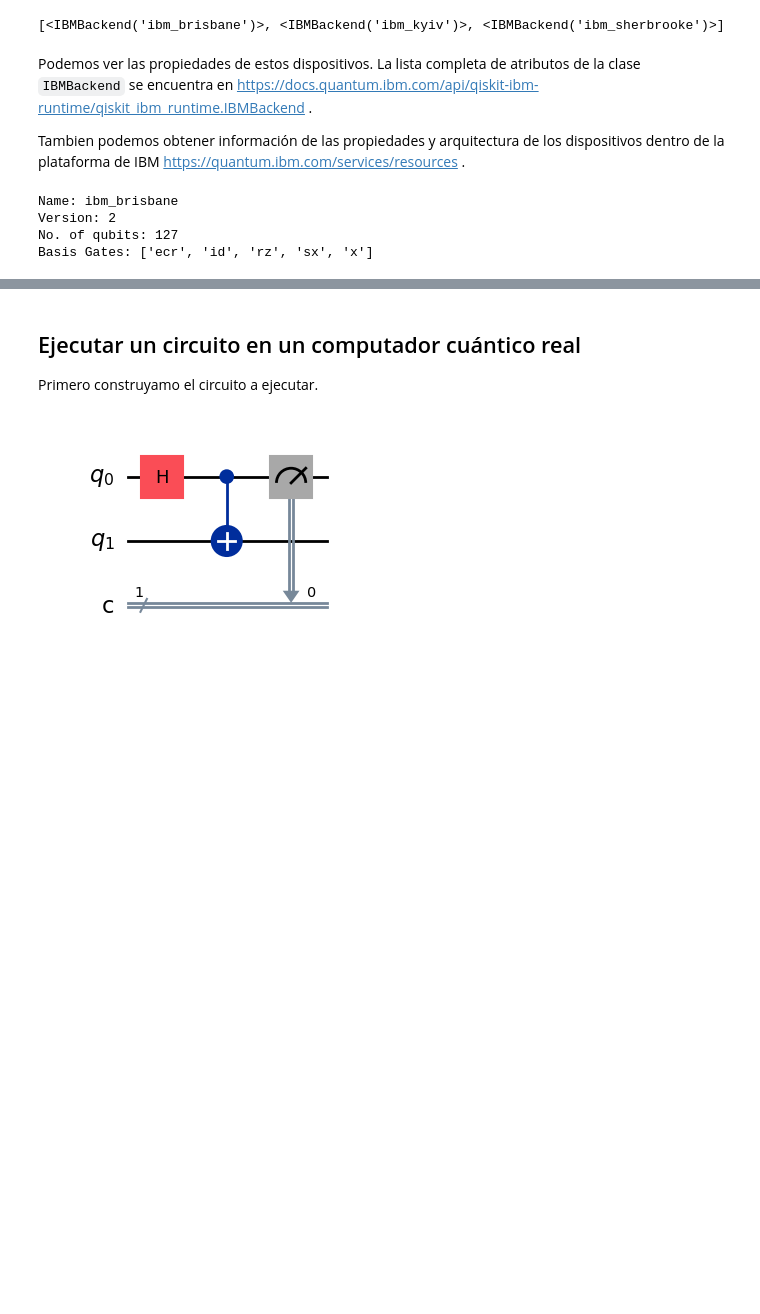
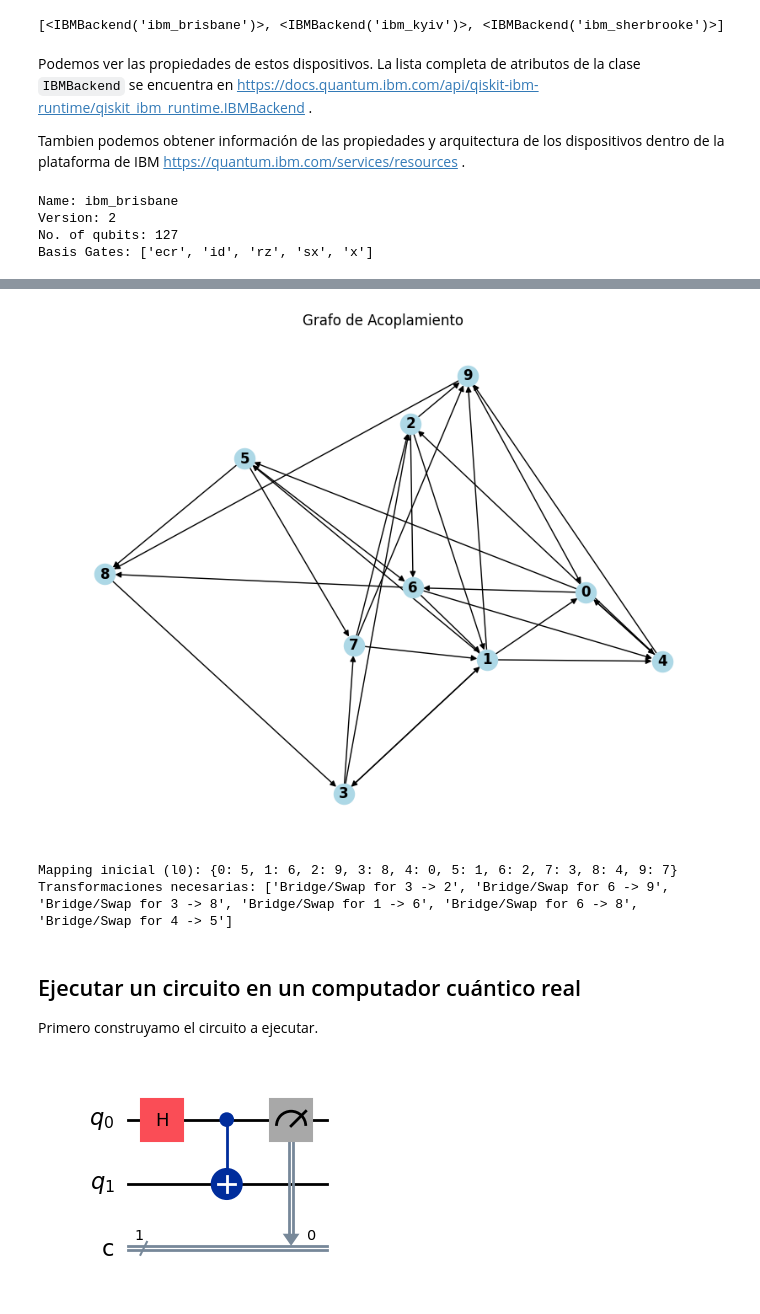
Before and after one commit to fbientrigo/phdStudy, a Jupyter notebook: talleres/01_Introduccion_a_Qiskit/Introducción_Qiskit.ipynb, the cells around one changed output, grey strips where cells are left out. Saved outputs shown, nothing was run; the diff lists cells and outputs as text; code cells hidden in the pictures; blank space fills up the shorter version.

```diff
--- a/talleres/01_Introduccion_a_Qiskit/Introducción_Qiskit.ipynb
+++ b/talleres/01_Introduccion_a_Qiskit/Introducción_Qiskit.ipynb
@@ -680,3 +726,69 @@ Basis Gates: ['ecr', 'id', 'rz', 'sx', 'x']
+# %%
+import numpy as np
+import networkx as nx
+import random
+import matplotlib.pyplot as plt
+
+# Configuración inicial
+num_qubits = 10
+p = 0.3  # Probabilidad de conexión en la matriz de acoplamiento
+np.random.seed(42)  # Reproducibilidad
+
+# Generar matriz de adyacencia aleatoria para el grafo de acoplamiento
+adj_matrix = (np.random.rand(num_qubits, num_qubits) < p).astype(int)
+np.fill_diagonal(adj_matrix, 0)  # Sin lazos
+
+# Crear el grafo de acoplamiento
+coupling_graph = nx.from_numpy_array(adj_matrix, create_using=nx.DiGraph)
+
+# Generar relaciones de control aleatorias (Ψ)
+control_pairs = [(random.randint(0, num_qubits - 1), random.randint(0, num_qubits - 1))
+                 for _ in range(15)]
+control_pairs = [pair for pair in control_pairs if pair[0] != pair[1]]  # Evitar auto-loops
+
+# Visualizar el grafo
+plt.figure(figsize=(8, 6))
+nx.draw(coupling_graph, with_labels=True, node_color="lightblue", font_weight="bold")
+plt.title("Grafo de Acoplamiento")
+plt.show()
+
+# Heurística para asignación inicial
+def initial_mapping(control_pairs, num_qubits):
+    # Conteo de ocurrencias de cada qubit en Ψ
+    qubit_usage = {q: 0 for q in range(num_qubits)}
+    for pair in control_pairs:
+        qubit_usage[pair[0]] += 1
+        qubit_usage[pair[1]] += 1
+
+    # Ordenar qubits por uso descendente
+    sorted_qubits = sorted(qubit_usage, key=qubit_usage.get, reverse=True)
+    return {logical: physical for logical, physical in enumerate(sorted_qubits)}
+
+initial_map = initial_mapping(control_pairs, num_qubits)
+print("Mapping inicial (l0):", initial_map)
+
+# Implementación de la heurística para satisfacer Ψ
+def satisfy_control_pairs(control_pairs, initial_map, coupling_graph):
+    transformations = []
+    current_map = initial_map.copy()
+
+    for pair in control_pairs:
+        logical_src, logical_tgt = pair
+        physical_src = current_map[logical_src]
+        physical_tgt = current_map[logical_tgt]
+
+        if not coupling_graph.has_edge(physical_src, physical_tgt):
+            # Si no hay conexión, insertar una transformación (swap o bridge)
+            transformations.append(f"Bridge/Swap for {logical_src} -> {logical_tgt}")
+
+    return transformations
+
+transformations = satisfy_control_pairs(control_pairs, initial_map, coupling_graph)
+print("Transformaciones necesarias:", transformations)
+# %% [output]
+[figure, added]
+Mapping inicial (l0): {0: 5, 1: 6, 2: 9, 3: 8, 4: 0, 5: 1, 6: 2, 7: 3, 8: 4, 9: 7}
+Transformaciones necesarias: ['Bridge/Swap for 3 -> 2', 'Bridge/Swap for 6 -> 9', 'Bridge/Swap for 3 -> 8', 'Bridge/Swap for 1 -> 6', 'Bridge/Swap for 6 -> 8', 'Bridge/Swap for 4 -> 5']
 # %% [markdown]
 ## Ejecutar un circuito en un computador cuántico real
 
```
Also changed, not shown: parts of 14 cells of this notebook.
